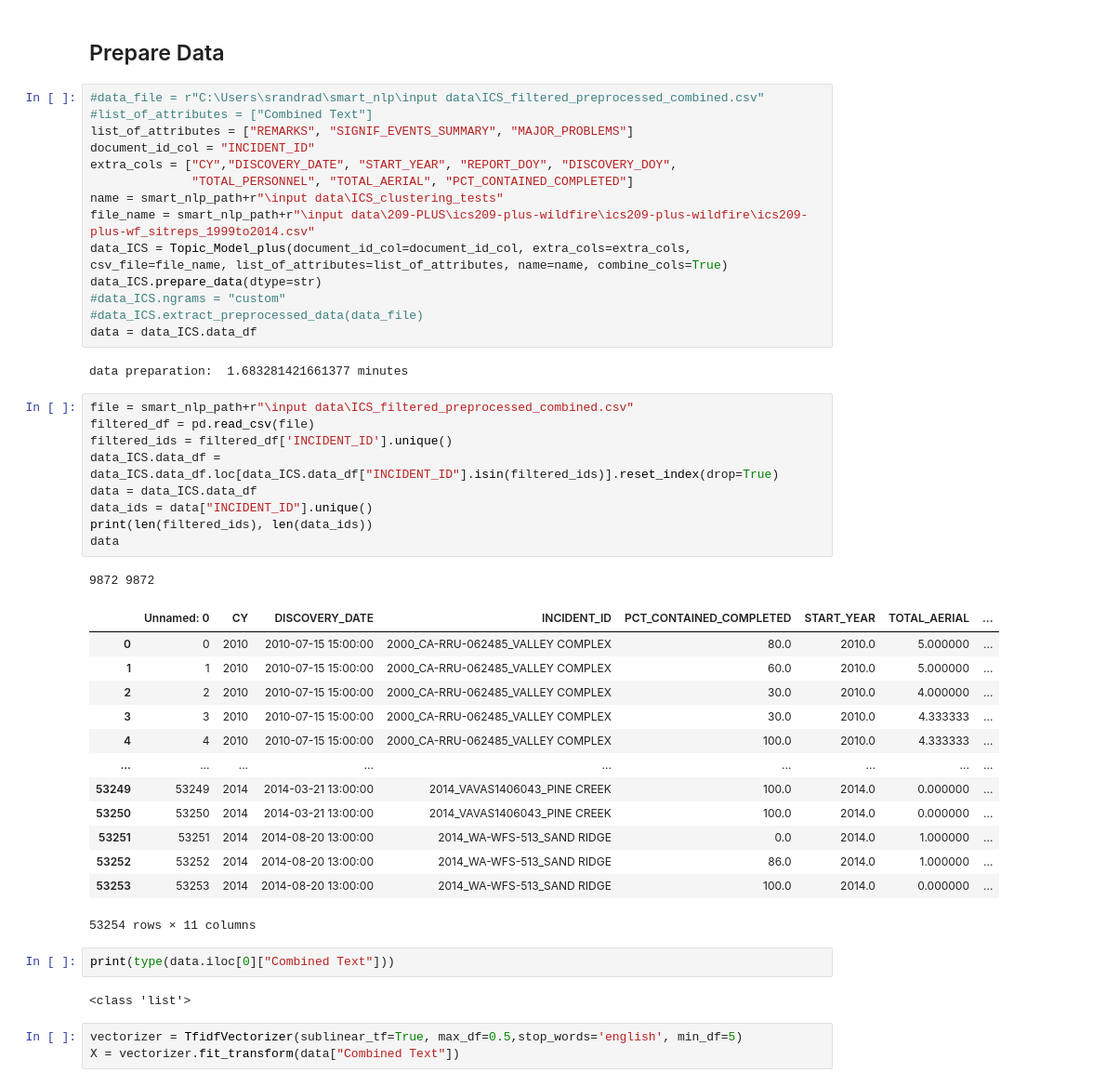
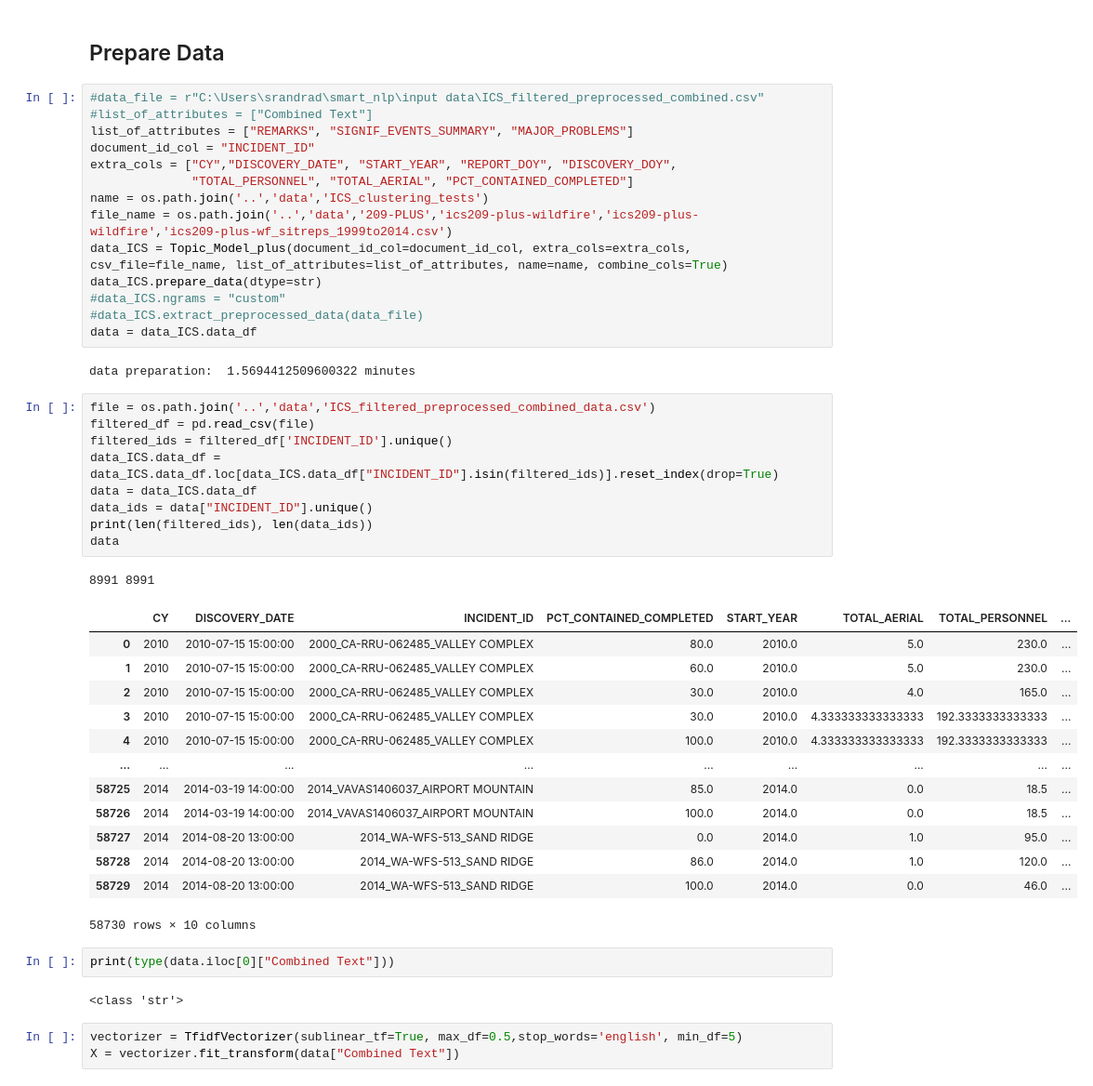
Before and after one commit to nasa/mika, a Jupyter notebook: notebooks/Clustering and Topic Modeling for Hazard Extraction.ipynb, the cells around one changed output. Shown at 93% size. Saved outputs shown, nothing was run; the diff lists cells and outputs as text.

```diff
--- a/notebooks/Clustering and Topic Modeling for Hazard Extraction.ipynb
+++ b/notebooks/Clustering and Topic Modeling for Hazard Extraction.ipynb
@@ -65,43 +56,43 @@ list_of_attributes = ["REMARKS", "SIGNIF_EVENTS_SUMMARY", "MAJOR_PROBLEMS"]
 document_id_col = "INCIDENT_ID"
 extra_cols = ["CY","DISCOVERY_DATE", "START_YEAR", "REPORT_DOY", "DISCOVERY_DOY",
               "TOTAL_PERSONNEL", "TOTAL_AERIAL", "PCT_CONTAINED_COMPLETED"]
-name = smart_nlp_path+r"\input data\ICS_clustering_tests"
-file_name = smart_nlp_path+r"\input data\209-PLUS\ics209-plus-wildfire\ics209-plus-wildfire\ics209-plus-wf_sitreps_1999to2014.csv"
+name = os.path.join('..','data','ICS_clustering_tests')
+file_name = os.path.join('..','data','209-PLUS','ics209-plus-wildfire','ics209-plus-wildfire','ics209-plus-wf_sitreps_1999to2014.csv')
 data_ICS = Topic_Model_plus(document_id_col=document_id_col, extra_cols=extra_cols, csv_file=file_name, list_of_attributes=list_of_attributes, name=name, combine_cols=True)
 data_ICS.prepare_data(dtype=str)
 #data_ICS.ngrams = "custom"
 #data_ICS.extract_preprocessed_data(data_file)
 data = data_ICS.data_df
 # %% [output]
-data preparation:  1.683281421661377 minutes
+data preparation:  1.5694412509600322 minutes
 # %%
-file = smart_nlp_path+r"\input data\ICS_filtered_preprocessed_combined.csv"
+file = os.path.join('..','data','ICS_filtered_preprocessed_combined_data.csv')
 filtered_df = pd.read_csv(file)
 filtered_ids = filtered_df['INCIDENT_ID'].unique()
 data_ICS.data_df = data_ICS.data_df.loc[data_ICS.data_df["INCIDENT_ID"].isin(filtered_ids)].reset_index(drop=True)
 data = data_ICS.data_df
 data_ids = data["INCIDENT_ID"].unique()
 print(len(filtered_ids), len(data_ids))
 data
 # %% [output]
-9872 9872
+8991 8991
-|  | Unnamed: 0 | CY | DISCOVERY_DATE | INCIDENT_ID | PCT_CONTAINED_COMPLETED | START_YEAR | TOTAL_AERIAL | ... |
-| 0 | 0 | 2010 | 2010-07-15 15:00:00 | 2000_CA-RRU-062485_VALLEY COMPLEX | 80.0 | 2010.0 | 5.000000 | ... |
-| 1 | 1 | 2010 | 2010-07-15 15:00:00 | 2000_CA-RRU-062485_VALLEY COMPLEX | 60.0 | 2010.0 | 5.000000 | ... |
-| 2 | 2 | 2010 | 2010-07-15 15:00:00 | 2000_CA-RRU-062485_VALLEY COMPLEX | 30.0 | 2010.0 | 4.000000 | ... |
-| 3 | 3 | 2010 | 2010-07-15 15:00:00 | 2000_CA-RRU-062485_VALLEY COMPLEX | 30.0 | 2010.0 | 4.333333 | ... |
-| 4 | 4 | 2010 | 2010-07-15 15:00:00 | 2000_CA-RRU-062485_VALLEY COMPLEX | 100.0 | 2010.0 | 4.333333 | ... |
+|  | CY | DISCOVERY_DATE | INCIDENT_ID | PCT_CONTAINED_COMPLETED | START_YEAR | TOTAL_AERIAL | TOTAL_PERSONNEL | ... |
+| 0 | 2010 | 2010-07-15 15:00:00 | 2000_CA-RRU-062485_VALLEY COMPLEX | 80.0 | 2010.0 | 5.0 | 230.0 | ... |
+| 1 | 2010 | 2010-07-15 15:00:00 | 2000_CA-RRU-062485_VALLEY COMPLEX | 60.0 | 2010.0 | 5.0 | 230.0 | ... |
+| 2 | 2010 | 2010-07-15 15:00:00 | 2000_CA-RRU-062485_VALLEY COMPLEX | 30.0 | 2010.0 | 4.0 | 165.0 | ... |
+| 3 | 2010 | 2010-07-15 15:00:00 | 2000_CA-RRU-062485_VALLEY COMPLEX | 30.0 | 2010.0 | 4.333333333333333 | 192.3333333333333 | ... |
+| 4 | 2010 | 2010-07-15 15:00:00 | 2000_CA-RRU-062485_VALLEY COMPLEX | 100.0 | 2010.0 | 4.333333333333333 | 192.3333333333333 | ... |
 | ... | ... | ... | ... | ... | ... | ... | ... | ... |
-| 53249 | 53249 | 2014 | 2014-03-21 13:00:00 | 2014_VAVAS1406043_PINE CREEK | 100.0 | 2014.0 | 0.000000 | ... |
-| 53250 | 53250 | 2014 | 2014-03-21 13:00:00 | 2014_VAVAS1406043_PINE CREEK | 100.0 | 2014.0 | 0.000000 | ... |
-| 53251 | 53251 | 2014 | 2014-08-20 13:00:00 | 2014_WA-WFS-513_SAND RIDGE | 0.0 | 2014.0 | 1.000000 | ... |
-| 53252 | 53252 | 2014 | 2014-08-20 13:00:00 | 2014_WA-WFS-513_SAND RIDGE | 86.0 | 2014.0 | 1.000000 | ... |
-| 53253 | 53253 | 2014 | 2014-08-20 13:00:00 | 2014_WA-WFS-513_SAND RIDGE | 100.0 | 2014.0 | 0.000000 | ... |
+| 58725 | 2014 | 2014-03-19 14:00:00 | 2014_VAVAS1406037_AIRPORT MOUNTAIN | 85.0 | 2014.0 | 0.0 | 18.5 | ... |
+| 58726 | 2014 | 2014-03-19 14:00:00 | 2014_VAVAS1406037_AIRPORT MOUNTAIN | 100.0 | 2014.0 | 0.0 | 18.5 | ... |
+| 58727 | 2014 | 2014-08-20 13:00:00 | 2014_WA-WFS-513_SAND RIDGE | 0.0 | 2014.0 | 1.0 | 95.0 | ... |
+| 58728 | 2014 | 2014-08-20 13:00:00 | 2014_WA-WFS-513_SAND RIDGE | 86.0 | 2014.0 | 1.0 | 120.0 | ... |
+| 58729 | 2014 | 2014-08-20 13:00:00 | 2014_WA-WFS-513_SAND RIDGE | 100.0 | 2014.0 | 0.0 | 46.0 | ... |
-53254 rows × 11 columns
+58730 rows × 10 columns
 # %%
 print(type(data.iloc[0]["Combined Text"]))
 # %% [output]
-<class 'list'>
+<class 'str'>
 # %%
 vectorizer = TfidfVectorizer(sublinear_tf=True, max_df=0.5,stop_words='english', min_df=5)
 X = vectorizer.fit_transform(data["Combined Text"])
```
Also changed, not shown: parts of 10 cells of this notebook.
